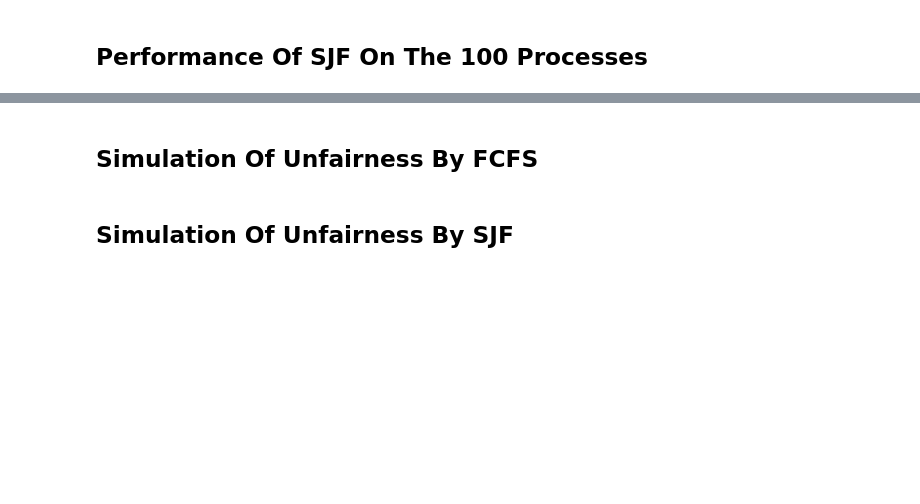
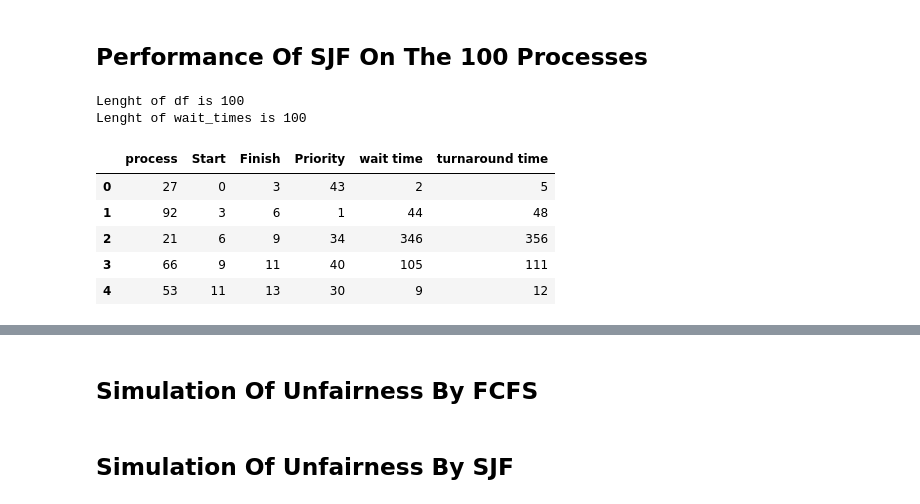
Before and after one commit to al-jisal/CS337-OperatingSystems, a Jupyter notebook: Project01/Scheduling_Analyses.ipynb, the cells around one changed output, grey strips where cells are left out. Cells and saved outputs as stored; diff of their text form; code cells hidden in the pictures; blank space fills up the shorter version.

```diff
--- a/Project01/Scheduling_Analyses.ipynb
+++ b/Project01/Scheduling_Analyses.ipynb
@@ -157,12 +206,22 @@ print(f"FCFS has an average turnaround time of {avg_turnaround} on the 100 proce
 # %% [markdown]
 ## Performance Of SJF On The 100 Processes
 # %%
-processes2 = copy.deepcopy(processes)
 
-avg_wait, avg_turnaround = operating_system.kernel(scheduler.SJF_scheduler, processes)
+
+avg_wait, avg_turnaround = operating_system.kernel(scheduler.SJF_scheduler, processes.copy(), "sjf_test100")
+# %% [output]
+Lenght of df is 100
+Lenght of wait_times is 100
 # %%
-df = pd.read_csv("results.csv")
+df = pd.read_csv("sjf_test100")
 df.head()
+# %% [output]
+|  | process | Start | Finish | Priority | wait time | turnaround time |
+| 0 | 27 | 0 | 3 | 43 | 2 | 5 |
+| 1 | 92 | 3 | 6 | 1 | 44 | 48 |
+| 2 | 21 | 6 | 9 | 34 | 346 | 356 |
+| 3 | 66 | 9 | 11 | 40 | 105 | 111 |
+| 4 | 53 | 11 | 13 | 30 | 9 | 12 |
 # %%
 fig = px.timeline(df, x_start="Start", x_end="Finish", y="process", color="Priority")
 
```
Also changed, not shown: parts of 13 cells of this notebook.
